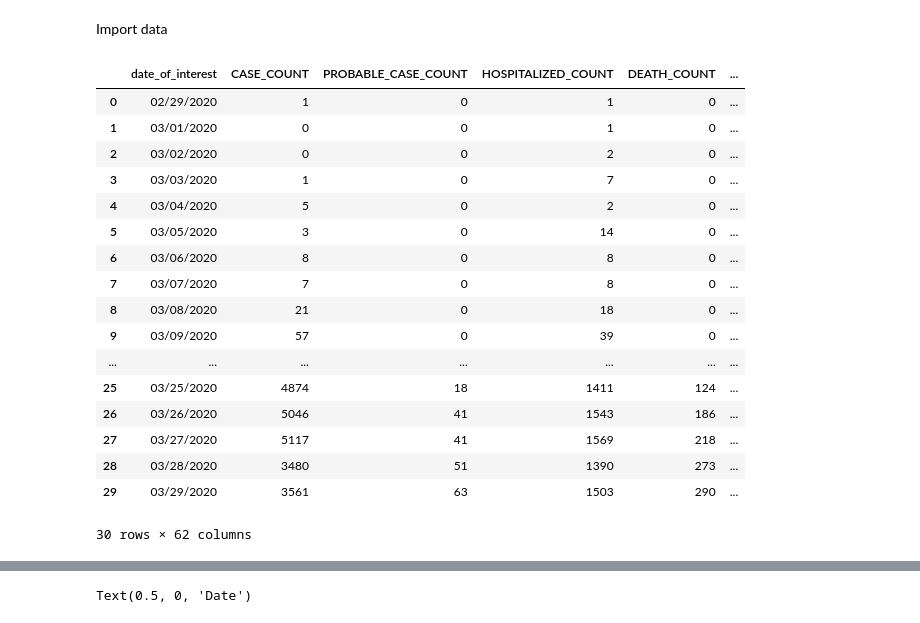
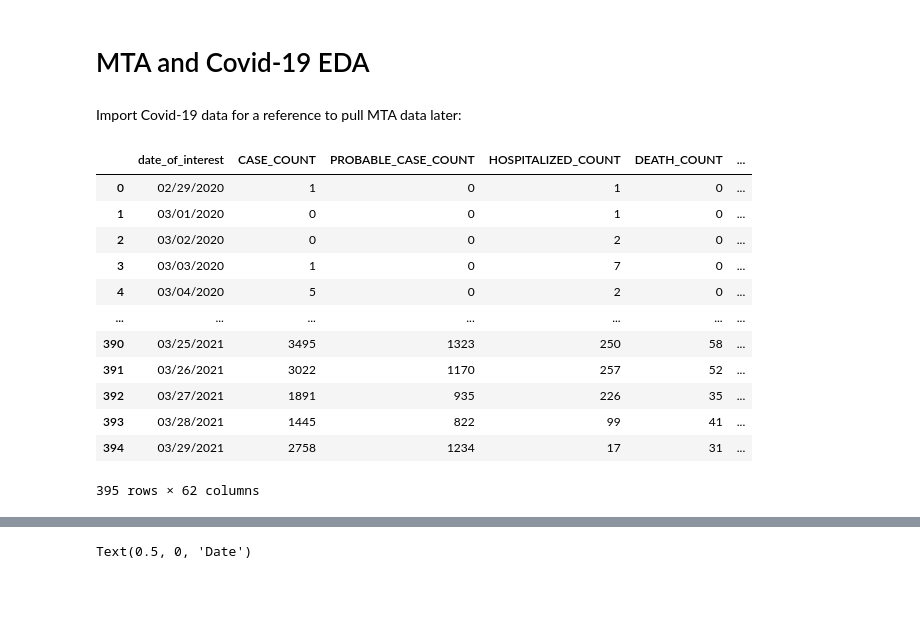
Before and after one commit to nickdellaquilo/Metis-Project-1, a Jupyter notebook: EDA Code.ipynb, the cells around one changed output, grey strips where cells are left out. Drawn from its saved outputs; the diff is of its cells as text; code cells hidden in the pictures; blank space fills up the shorter version.

```diff
--- a/EDA Code.ipynb
+++ b/EDA Code.ipynb
@@ -1,3 +1,5 @@
+# %% [markdown]
+# MTA and Covid-19 EDA
 # %%
 import urllib.request
 from sqlalchemy import create_engine
@@ -8,25 +14,20 @@ import datetime
-# %% [markdown]
-Import data
+# %% [markdown]
+Import Covid-19 data for a reference to pull MTA data later:
 # %%
 covid_data = pd.read_csv('https://raw.githubusercontent.com/nychealth/coronavirus-data/master/trends/data-by-day.csv')
 # %%
-covid_data.head(30)
+covid_data
 # %% [output]
 |  | date_of_interest | CASE_COUNT | PROBABLE_CASE_COUNT | HOSPITALIZED_COUNT | DEATH_COUNT | ... |
 | 0 | 02/29/2020 | 1 | 0 | 1 | 0 | ... |
 | 1 | 03/01/2020 | 0 | 0 | 1 | 0 | ... |
 | 2 | 03/02/2020 | 0 | 0 | 2 | 0 | ... |
 | 3 | 03/03/2020 | 1 | 0 | 7 | 0 | ... |
 | 4 | 03/04/2020 | 5 | 0 | 2 | 0 | ... |
-| 5 | 03/05/2020 | 3 | 0 | 14 | 0 | ... |
-| 6 | 03/06/2020 | 8 | 0 | 8 | 0 | ... |
-| 7 | 03/07/2020 | 7 | 0 | 8 | 0 | ... |
-| 8 | 03/08/2020 | 21 | 0 | 18 | 0 | ... |
-| 9 | 03/09/2020 | 57 | 0 | 39 | 0 | ... |
 | ... | ... | ... | ... | ... | ... | ... |
-| 25 | 03/25/2020 | 4874 | 18 | 1411 | 124 | ... |
-| 26 | 03/26/2020 | 5046 | 41 | 1543 | 186 | ... |
-| 27 | 03/27/2020 | 5117 | 41 | 1569 | 218 | ... |
-| 28 | 03/28/2020 | 3480 | 51 | 1390 | 273 | ... |
-| 29 | 03/29/2020 | 3561 | 63 | 1503 | 290 | ... |
+| 390 | 03/25/2021 | 3495 | 1323 | 250 | 58 | ... |
+| 391 | 03/26/2021 | 3022 | 1170 | 257 | 52 | ... |
+| 392 | 03/27/2021 | 1891 | 935 | 226 | 35 | ... |
+| 393 | 03/28/2021 | 1445 | 822 | 99 | 41 | ... |
+| 394 | 03/29/2021 | 2758 | 1234 | 17 | 31 | ... |
-30 rows × 62 columns
+395 rows × 62 columns
```
Also changed, not shown: parts of 42 cells of this notebook.
